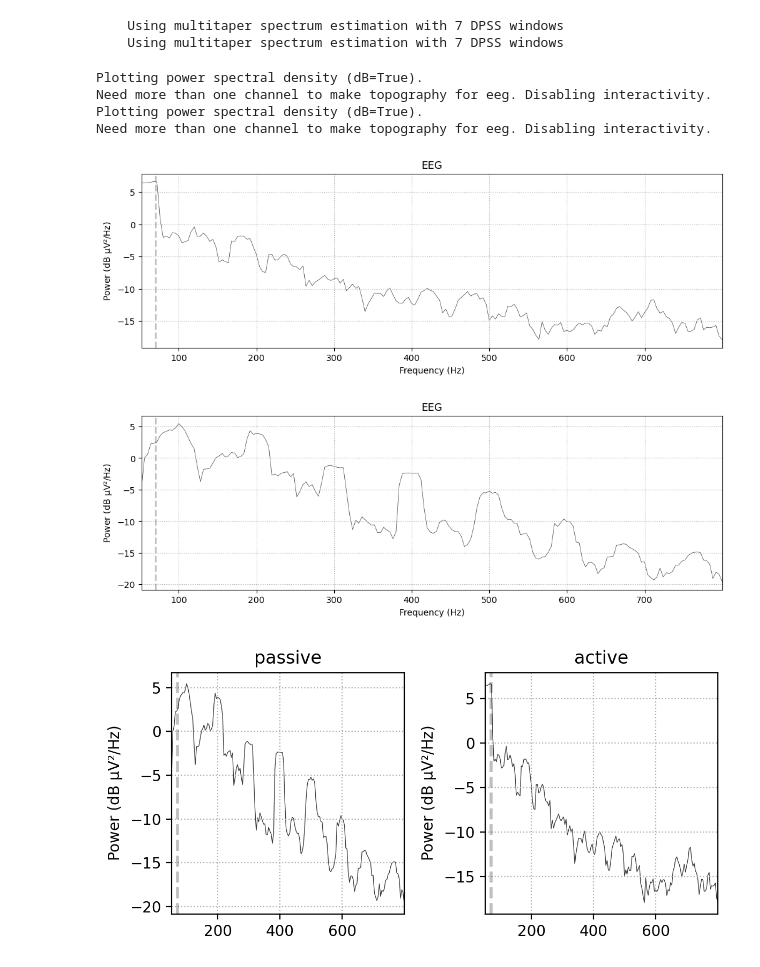
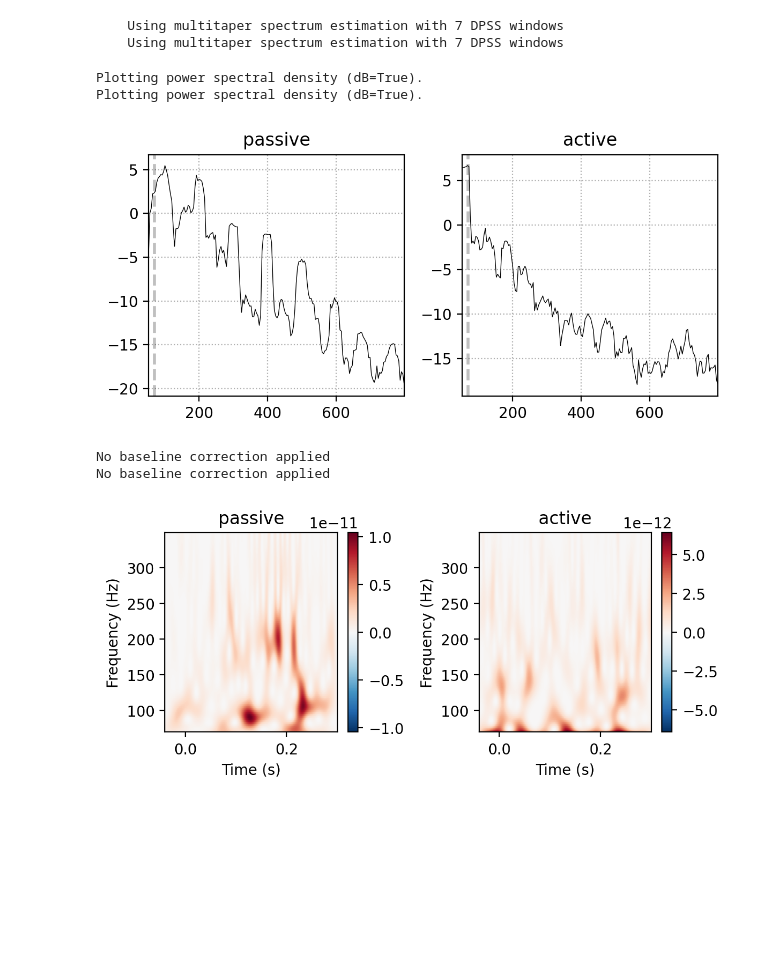
Before and after one commit to sitek/EAM1-FFR, a Jupyter notebook: ffr_processing_mne.ipynb, the cells around one changed output. Cells and saved outputs as stored; diff of their text form; code cells hidden in the pictures; blank space fills up the shorter version.

Commit message:
cleaned up code and plotting

```diff
--- a/ffr_processing_mne.ipynb
+++ b/ffr_processing_mne.ipynb
@@ -12,6 +13,6 @@ MNE–Python version 1.7.1
 ### define inputs
 # %%
 sub_label = '02'
-task_label = 'motor'
+task_label = 'passive'
 run_label = '1'
 # %%
@@ -139,7 +140,7 @@ print(counts)
 # %%
-event_dict = {#'pol_positive': 2049,
-              #'pol_negative': 2050,
-              'button_1': 6144,
+event_dict = {'pol_pos': 2049,
+              'pol_neg': 2050,
+              #'button_1': 6144,
               #'button_2': 6145,
               #'button_3': 6149,
               }
@@ -283,4 +255,6 @@ data_dir = os.path.join('/Users/dsj3886/Downloads',
 # %%
+#for sub_label in [xxxxx]:
+
 # initialize an empty dictionary for data
 task_evoked_dict = {}
 for task_label in task_list:
@@ -288,10 +262,13 @@ for task_label in task_list:
     epoch_list = []
 
     if task_label == 'motor':
-        event_dict = {'button_press': 6144}
+        event_dict = {'button_press/1': 6144,
+                      'button_press/2': 10240,
+                      'button_press/3': 18432,
+                      'button_press/4': 34816}
     else:
-        event_dict = {'pol_positive': 2049,
-                      'pol_negative': 2050}
+        event_dict = {'sound/pos': 2049,
+                      'sound/neg': 2050}
     for run_label in run_labels:
         try:
             print(f'Loading run {run_label}')
@@ -319,7 +296,6 @@ for task_label in task_list:
                             picks=['Cz'],
                             tmin=-0.04, tmax=0.3,
                             baseline=[-0.04, 0],
-                            #reject = dict(eeg = 35e-6)).drop_bad()
                             reject=dict(eeg=75e-6)).drop_bad()
 
             epoch_list.append(epochs)
@@ -425,3 +383,17 @@ active_psd = task_evoked_dict['active'].compute_psd(tmin=0.05, tmax=0.300, fmin=
 # %% [output]
     Using multitaper spectrum estimation with 7 DPSS windows
     Using multitaper spectrum estimation with 7 DPSS windows
+# %%
+fig, ax = plt.subplots(1, 2, figsize=(6,3), dpi=200)
+passive_psd.plot(axes=ax[0], amplitude=False, average=True, show=False)
+active_psd.plot(axes=ax[1], amplitude=False, average=True, show=False)
+
+ax[0].set_title('passive');
+ax[1].set_title('active');
+
+fig.tight_layout()
+plt.show()
+# %% [output]
+Plotting power spectral density (dB=True).
+Plotting power spectral density (dB=True).
+[figure, added]
@@ -428,18 +404,14 @@ active_psd = task_evoked_dict['active'].compute_psd(tmin=0.05, tmax=0.300, fmin=
 # %%
 fig, ax = plt.subplots(1, 2, figsize=(6,3), dpi=200)
-passive_psd.plot(axes=ax[0], show=False)
-active_psd.plot(axes=ax[1], show=False)
+passive_power.plot(axes=ax[0], show=False)
+active_power.plot(axes=ax[1], show=False)
 
 ax[0].set_title('passive');
 ax[1].set_title('active');
 
 fig.tight_layout()
 plt.show()
 # %% [output]
-Plotting power spectral density (dB=True).
-Need more than one channel to make topography for eeg. Disabling interactivity.
-Plotting power spectral density (dB=True).
-Need more than one channel to make topography for eeg. Disabling interactivity.
+No baseline correction applied
+No baseline correction applied
-[figure, old version]
+[figure, new version]
-[figure, removed]
-[figure, removed]
```
Also changed, not shown: parts of 49 cells of this notebook.
